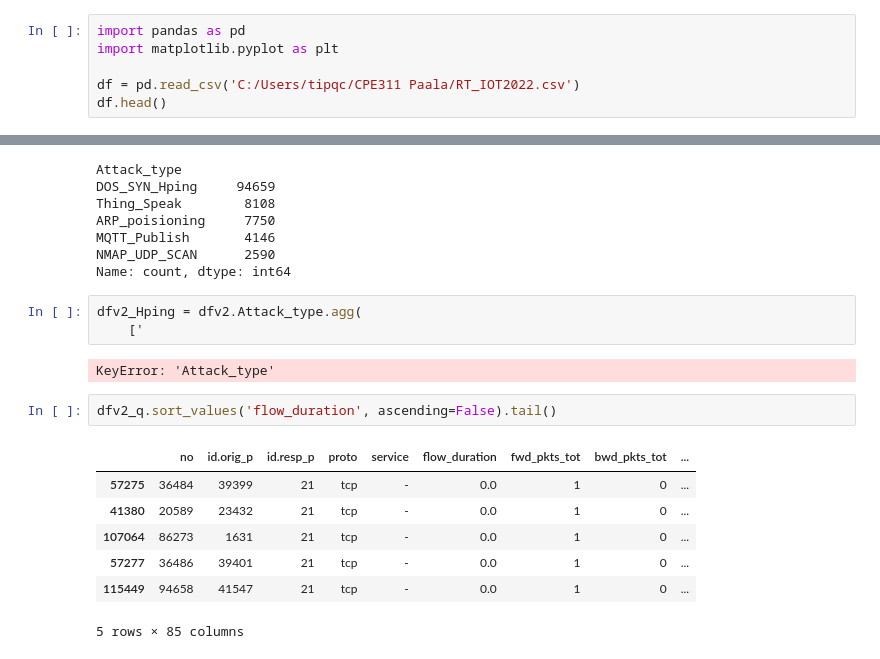
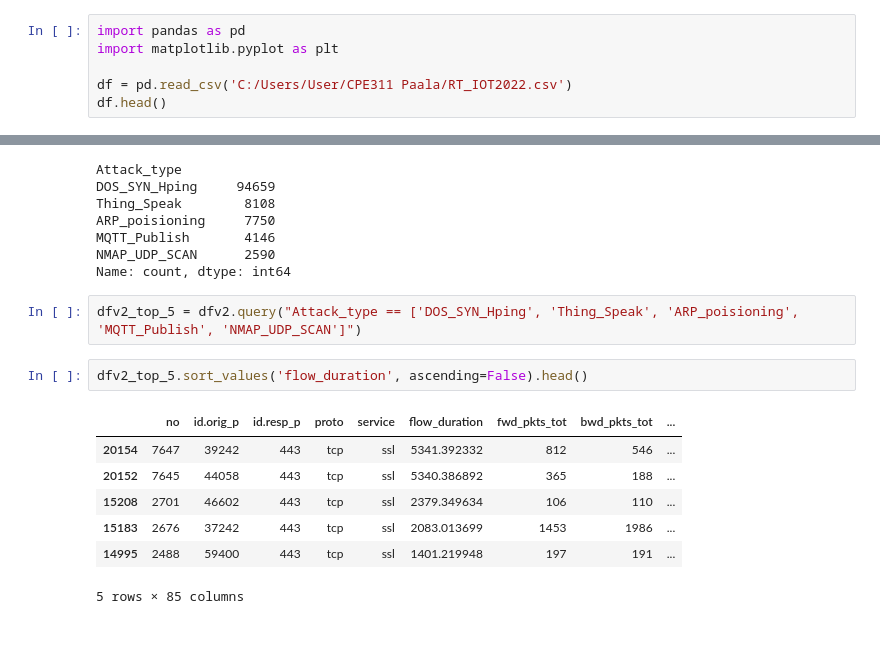
Before and after one commit to elnoirS/CPE-311, a Jupyter notebook: Anton.ipynb, the cells around one changed output, grey strips where cells are left out. Cells and saved outputs as stored; diff of their text form.

```diff
--- a/Anton.ipynb
+++ b/Anton.ipynb
@@ -9,7 +9,7 @@
 import pandas as pd
 import matplotlib.pyplot as plt
 
-df = pd.read_csv('C:/Users/tipqc/CPE311 Paala/RT_IOT2022.csv')
+df = pd.read_csv('C:/Users/User/CPE311 Paala/RT_IOT2022.csv')
 df.head()
 # %% [output]
 |  | no | id.orig_p | id.resp_p | proto | service | flow_duration | fwd_pkts_tot | bwd_pkts_tot | ... |
@@ -34,17 +34,14 @@ MQTT_Publish       4146
 NMAP_UDP_SCAN      2590
 Name: count, dtype: int64
 # %%
-dfv2_Hping = dfv2.Attack_type.agg(
-    ['
+dfv2_top_5 = dfv2.query("Attack_type == ['DOS_SYN_Hping', 'Thing_Speak', 'ARP_poisioning', 'MQTT_Publish', 'NMAP_UDP_SCAN']")
-# %% [output]
-KeyError: 'Attack_type'
 # %%
-dfv2_q.sort_values('flow_duration', ascending=False).tail()
+dfv2_top_5.sort_values('flow_duration', ascending=False).head()
 # %% [output]
 |  | no | id.orig_p | id.resp_p | proto | service | flow_duration | fwd_pkts_tot | bwd_pkts_tot | ... |
-| 57275 | 36484 | 39399 | 21 | tcp | - | 0.0 | 1 | 0 | ... |
-| 41380 | 20589 | 23432 | 21 | tcp | - | 0.0 | 1 | 0 | ... |
-| 107064 | 86273 | 1631 | 21 | tcp | - | 0.0 | 1 | 0 | ... |
-| 57277 | 36486 | 39401 | 21 | tcp | - | 0.0 | 1 | 0 | ... |
-| 115449 | 94658 | 41547 | 21 | tcp | - | 0.0 | 1 | 0 | ... |
+| 20154 | 7647 | 39242 | 443 | tcp | ssl | 5341.392332 | 812 | 546 | ... |
+| 20152 | 7645 | 44058 | 443 | tcp | ssl | 5340.386892 | 365 | 188 | ... |
+| 15208 | 2701 | 46602 | 443 | tcp | ssl | 2379.349634 | 106 | 110 | ... |
+| 15183 | 2676 | 37242 | 443 | tcp | ssl | 2083.013699 | 1453 | 1986 | ... |
+| 14995 | 2488 | 59400 | 443 | tcp | ssl | 1401.219948 | 197 | 191 | ... |
 5 rows × 85 columns
```
Also changed, not shown: parts of 4 cells of this notebook.
